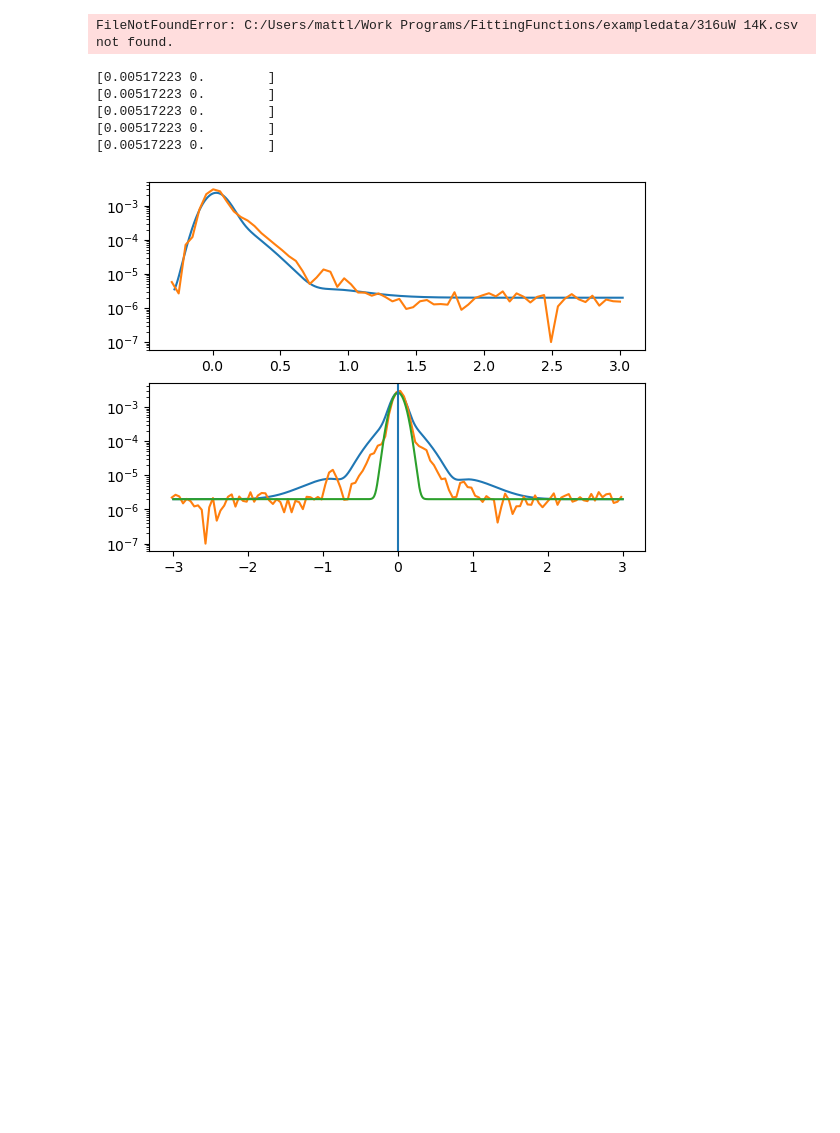
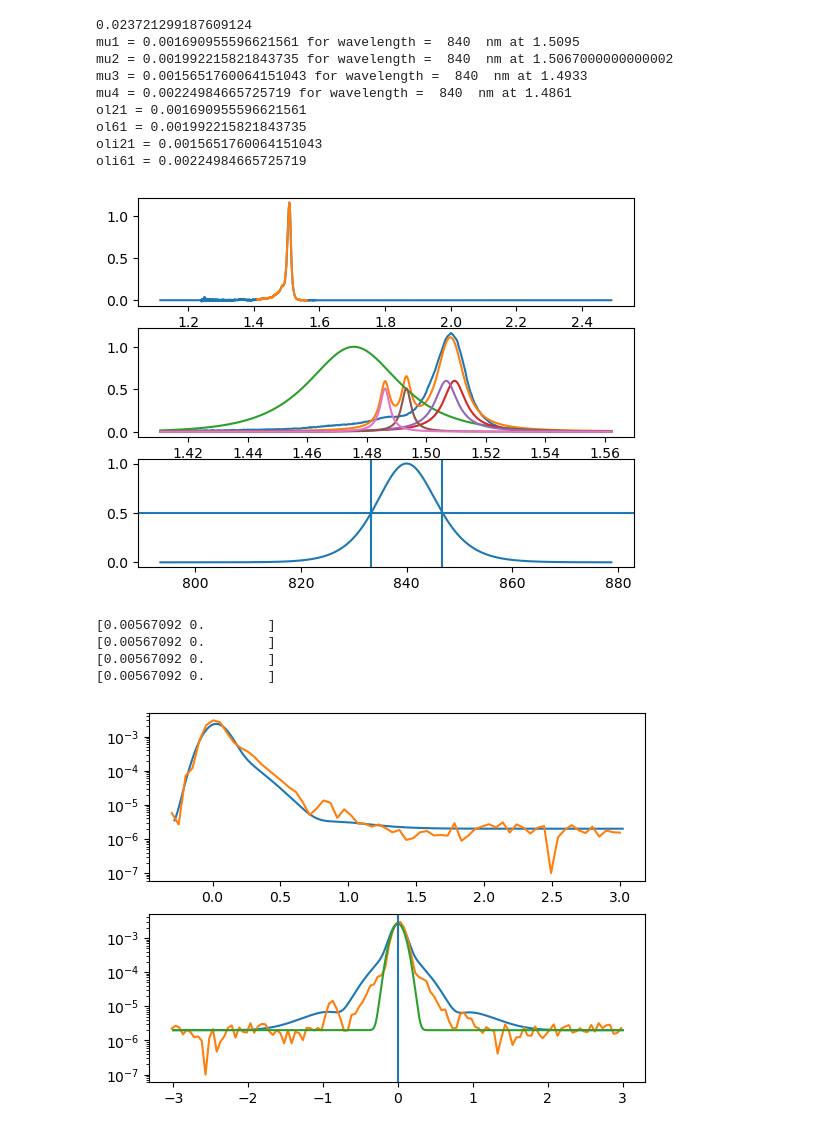
Before and after one commit to MTLphys/FittingFunctions, a Jupyter notebook: TestingFitts.ipynb, the cells around one changed output. Saved outputs shown, nothing was run; the diff lists cells and outputs as text; code cells hidden in the pictures; blank space fills up the shorter version.

```diff
--- a/TestingFitts.ipynb
+++ b/TestingFitts.ipynb
@@ -16,14 +16,14 @@ def energydist(E,E0,Ew,A):
     return A/np.cosh((E-E0)/Ew)
 def dE(wl0,wlw):
     return 1239.513/(wl0-wlw)-1239.513/(wl0+wlw)
-E0 = 1.507
-Ex1 =  0.0029#exciton splitting energy
-Ex2 =  0.006#Acceptor bound exciton splitting energy
-EB  = -0.020 #Acceptor bound exciton binding energy
+E0 = 1.5095
+Ex1 =  0.0028#exciton splitting energy
+Ex2 =  0.0072#Acceptor bound exciton splitting energy
+EB  = 0.0162 #Acceptor bound exciton binding energy
 E21 =  E0
-E61 =  E0+Ex1
-Ei21 = E0+EB
-Ei61 = E0+Ex2+EB
+E61 =  E0-Ex1
+Ei21 = E0-EB
+Ei61 = E0-Ex2-EB
 A = .6
 B = .6
 C = .51
@@ -32,41 +32,54 @@ gm21  =  2*c.hbar*3.5e12/c.e#hh Exciton dephasing rate /s <-Fit Parameter
 gm61  = 2*c.hbar*3.5e12/c.e#lh Exciton dephasing rate /s <-Fit Parameter
 gmi21 = 2*c.hbar*1.5e12/c.e#Impurity bound hh Exciton dephasing rate /s <-Fit Parameter
 gmi61 = 2*c.hbar*1.5e12/c.e#Impurity bound lh Exciton dephasing rate /s <-Fit Parameter
-PL = np.loadtxt('C:/Users/mattl/Work Programs/FittingFunctions/exampledata/316uW 14K.csv',delimiter=';',skiprows=49,max_rows=3647)
+PL = np.loadtxt('C:/Users/mattl/OneDrive - University of Cincinnati/Desktop/Work Programs/FittingFunctions/exampledata/316uW 14K.csv',delimiter=';',skiprows=49,max_rows=3647)
 fig,ax = plt.subplots(3)
 start = 1800
 end = 2300
 #print(gmi21)
 ax[0].plot(1239.513/(PL[:,0]-.5),PL[:,1])
 ax[0].plot(1239.513/(PL[start:end,0]-.5),PL[start:end,1])
 ax[1].plot(1239.513/(PL[start:end,0]-.5),PL[start:end,1])#1239.513/
 xdata = np.linspace(1239.513/(PL[start,0]-.5),1239.513/(PL[end,0]-.5),1000)
 ydata = PL[start:end,1]
 plfit = PLfunct(xdata,A,B,C,D,gm21,gm61,gmi21,gmi61,E21,E61,Ei21,Ei61)
 ax[1].plot(xdata,plfit)#1239.513/
 wlw = 13.5
-wl0 = 825
+wl0 = 840
 E0 = 1239.513/(wl0)
 Efwhm = dE(wl0,wlw)/2
 print(Efwhm)
 Ew = Efwhm/1.76
 excitation=energydist(xdata,E0,Ew,1)
 ax[1].plot(xdata,excitation)
 ax[1].plot(xdata,lorentz(xdata,A,gm21,E21))
 ax[1].plot(xdata,lorentz(xdata,B,gm61,E61))
 ax[1].plot(xdata,lorentz(xdata,C,gmi21,Ei21))
 ax[1].plot(xdata,lorentz(xdata,D,gmi61,Ei61))
 ax[2].plot(1239.5/xdata,excitation**2)
 ax[2].axvline(wl0-wlw/2)
 ax[2].axvline(wl0+wlw/2)
 ax[2].axhline(.5)
 dx = xdata[0]-xdata[1]
-print('mu1 =',np.sum(dx*excitation*lorentz(xdata,A,gm21,E21)),'for wavelength = ',wl0,' nm')
-print('mu2 =',np.sum(dx*excitation*lorentz(xdata,B,gm61,E61)),'for wavelength = ',wl0,' nm')
-print('mu3 =',np.sum(dx*excitation*lorentz(xdata,C,gmi21,Ei21)),'for wavelength = ',wl0,' nm')
-print('mu4 =',np.sum(dx*excitation*lorentz(xdata,D,gmi61,Ei61)),'for wavelength = ',wl0,' nm')
+print('mu1 =',np.sum(dx*excitation*lorentz(xdata,A,gm21,E21)),'for wavelength = ',wl0,' nm at',E21)
+print('mu2 =',np.sum(dx*excitation*lorentz(xdata,B,gm61,E61)),'for wavelength = ',wl0,' nm at',E61)
+print('mu3 =',np.sum(dx*excitation*lorentz(xdata,C,gmi21,Ei21)),'for wavelength = ',wl0,' nm at',Ei21)
+print('mu4 =',np.sum(dx*excitation*lorentz(xdata,D,gmi61,Ei61)),'for wavelength = ',wl0,' nm at',Ei61)
+print('ol21 =',np.sum(dx*excitation*lorentz(xdata,A,gm21,E21)))
+print('ol61 =',np.sum(dx*excitation*lorentz(xdata,B,gm61,E61)))
+print('oli21 =',np.sum(dx*excitation*lorentz(xdata,C,gmi21,Ei21)))
+print('oli61 =',np.sum(dx*excitation*lorentz(xdata,D,gmi61,Ei61)))
 # %% [output]
-FileNotFoundError: C:/Users/mattl/Work Programs/FittingFunctions/exampledata/316uW 14K.csv not found.
+0.023721299187609124
+mu1 = 0.001690955596621561 for wavelength =  840  nm at 1.5095
+mu2 = 0.001992215821843735 for wavelength =  840  nm at 1.5067000000000002
+mu3 = 0.0015651760064151043 for wavelength =  840  nm at 1.4933
+mu4 = 0.00224984665725719 for wavelength =  840  nm at 1.4861
+ol21 = 0.001690955596621561
+ol61 = 0.001992215821843735
+oli21 = 0.0015651760064151043
+oli61 = 0.00224984665725719
+[figure, added]
 # %%
 #fit for 815
 import os
@@ -87,13 +100,13 @@ T3refdata = np.loadtxt(directory+T3reffile,delimiter=';')
 T12data   = np.loadtxt(directory+T12file,delimiter=';')
 
 
-ol21 = 0.005172228187613916#overlap of hh exciton state
-ol61 = 0.005747812140979084#overlap of lh exciton state
-oli21 = 0.0007216690156471695 #overlap of hh bound exciton state
-oli61 = 0.000923409156796965 #overlap of lh bound exciton state
-Ex1 =  c.e*0.0029/c.hbar#exciton splitting energy
-Ex2 =  c.e*0.006/c.hbar#Acceptor bound exciton splitting energy
-EB  = -c.e*0.020/c.hbar #Acp0 = [Ex1   ,Ex2   , # 0,1
+ol21 = 0.005670920777823729
+ol61 = 0.005111096170500683
+oli21 = 0.0009404403731076417
+oli61 = 0.00060222778098459
+Ex1 =  c.e*Ex1/c.hbar#exciton splitting energy
+Ex2 =  c.e*Ex2/c.hbar#Acceptor bound exciton splitting energy
+EB  =  c.e*EB/c.hbar #Acp0 = [Ex1   ,Ex2   , # 0,1
 
 gm21  = 3.5e12#hh Exciton dephasing rate /s <-Fit Parameter
 gm61  = 3.5e12#lh Exciton dephasing rate /s <-Fit Parameter
@@ -116,18 +129,17 @@ t0 =(t[-1]+t[0])/2
 
 rawfile='unbroad.csv'
 smothfile = 'broadened.csv'
-bgfile = 'broadenedwbackground.csv'
+#bgfile = 'broadened.csv'
 Pv = fitfunctt(t,*p0)
-sf = np.vstack([t,Pv])
+sf = np.vstack([t,Pv+2e-6])
 np.savetxt(directory+rawfile,sf.transpose(),delimiter=';')
 
 Pv = fftconvolve(fitfunctt(t,*p0),dt*gauss(t,.18e-12/2.335,t0),mode='same')
-sf = np.vstack([t,Pv])
+sf = np.vstack([t,Pv+2e-6])
 np.savetxt(directory+smothfile,sf.transpose(),delimiter=';')
 
-Pv = fftconvolve(fitfunctt(t,*p0),dt*gauss(t,.18e-12/2.335,t0),mode='same')+2e-6
-sf = np.vstack([t,Pv])
-np.savetxt(directory+bgfile,sf.transpose(),delimiter=';')
+#sf = np.vstack([t,Pv])
+#np.savetxt(directory+bgfile,sf.transpose(),delimiter=';')
 
 Pv = fftconvolve(fitfunctt(t,*p0),dt*gauss(t,.18e-12/2.335,t0),mode='same')
 #Pv = fitfunctt(t,*p0)
@@ -161,11 +173,10 @@ np.savetxt(directory+outputfile,sf.transpose(),delimiter=';')
 
 wl='815'
 # %% [output]
-[0.00517223 0.        ]
-[0.00517223 0.        ]
-[0.00517223 0.        ]
-[0.00517223 0.        ]
-[0.00517223 0.        ]
+[0.00567092 0.        ]
+[0.00567092 0.        ]
+[0.00567092 0.        ]
+[0.00567092 0.        ]
 [figure]
 # %%
 #fit for 820
```
Also changed, not shown: parts of 5 cells of this notebook, 2 other files.
